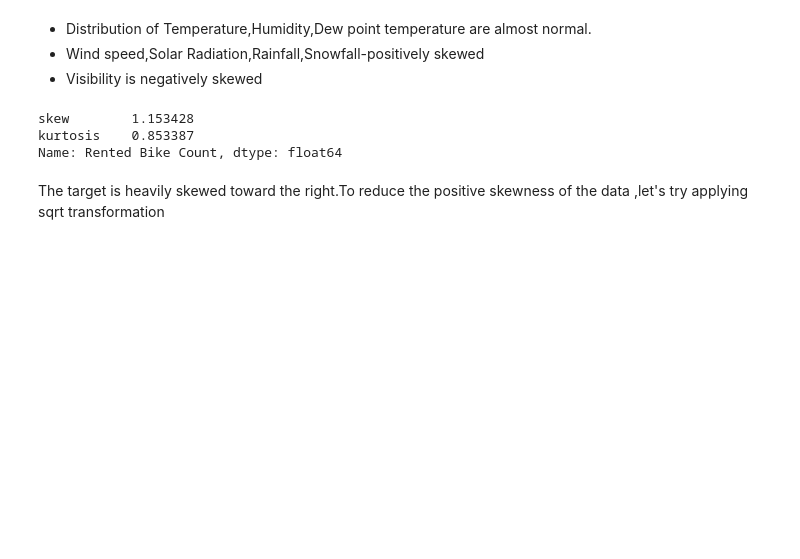
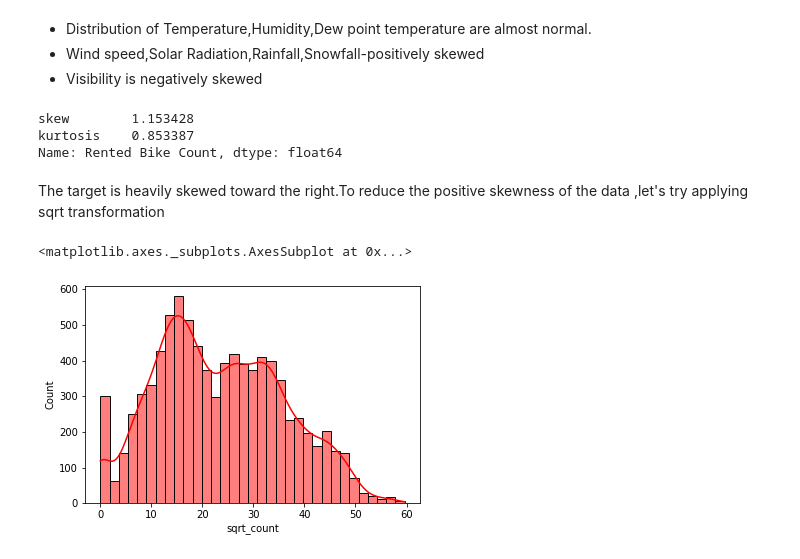
Before and after one commit to RadhikaRM/BikeShareDemandprediction, a Jupyter notebook: Bike_Sharing_Prediction.ipynb, the cells around one changed output. Cells and saved outputs as stored; diff of their text form; code cells hidden in the pictures; blank space fills up the shorter version.

```diff
--- a/Bike_Sharing_Prediction.ipynb
+++ b/Bike_Sharing_Prediction.ipynb
@@ -192,3 +192,8 @@ Name: Rented Bike Count, dtype: float64
 The target is heavily skewed toward the right.To reduce the positive skewness of the data ,let's try applying sqrt transformation
 # %%
 df_copy['sqrt_count']=np.sqrt(bd_df['Rented Bike Count'])
+# %%
+sns.histplot(x=df_copy['sqrt_count'],kde=True,line_kws={'lw': 1.5},color='red')
+# %% [output]
+<matplotlib.axes._subplots.AxesSubplot at 0x...>
+[figure, added]
```
Also changed, not shown: parts of 14 cells of this notebook.
